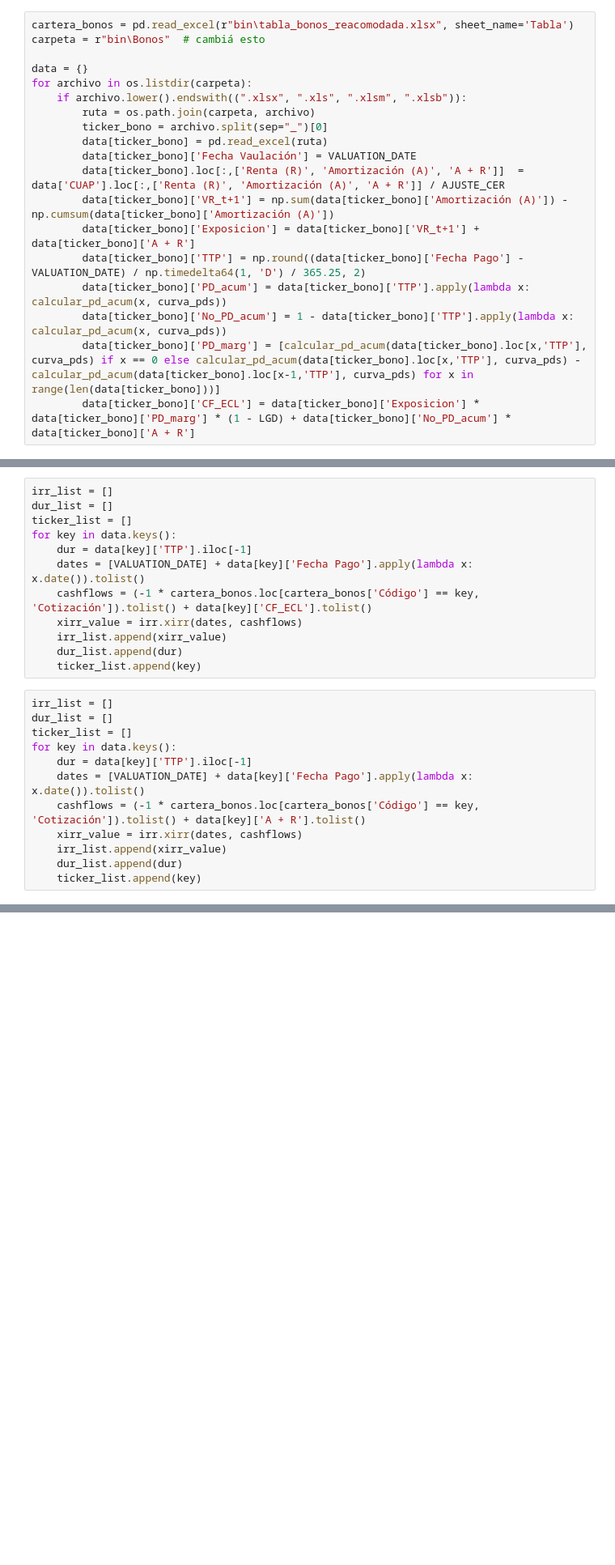
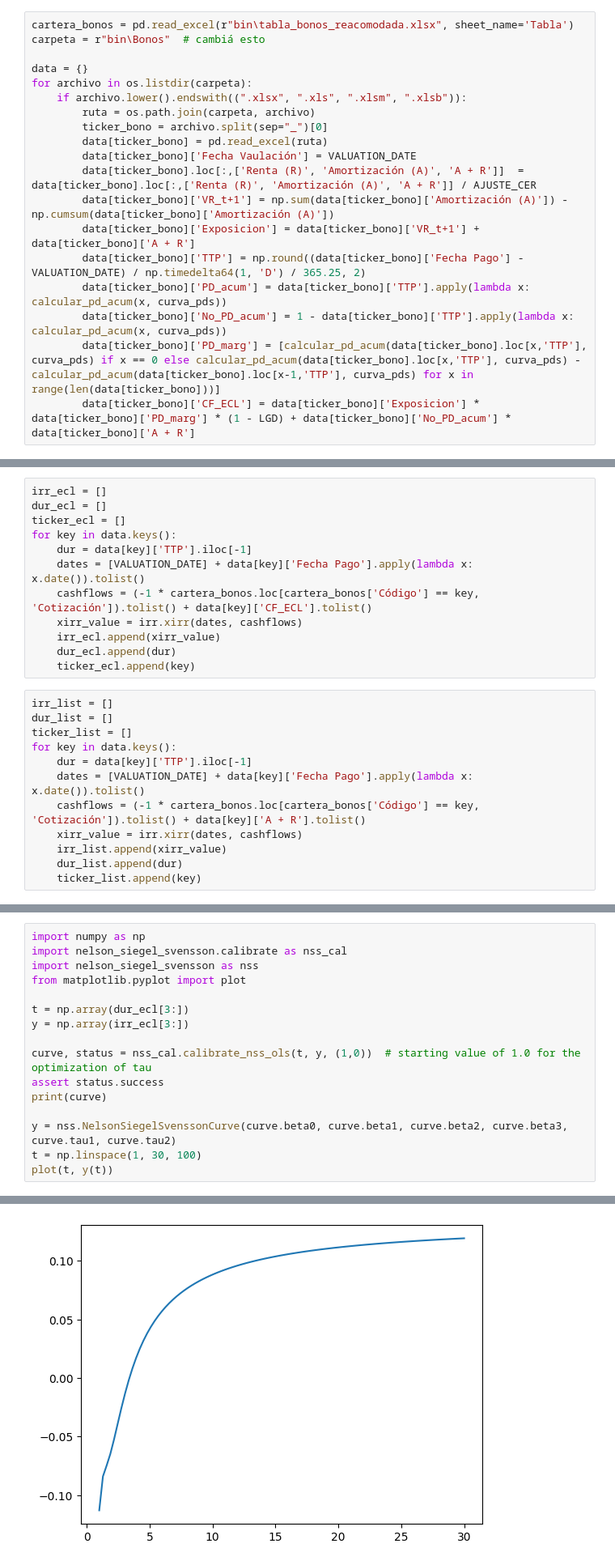
Before and after one commit to AlexDBurs/IBNR-NIIF-17, a Jupyter notebook: pd_rating.ipynb, the cells around one changed output, grey strips where cells are left out. Shown at 81% size. Drawn from its saved outputs; the diff is of its cells as text; blank space fills up the shorter version.

```diff
--- a/pd_rating.ipynb
+++ b/pd_rating.ipynb
@@ -35,7 +35,7 @@ for archivo in os.listdir(carpeta):
         ticker_bono = archivo.split(sep="_")[0]
         data[ticker_bono] = pd.read_excel(ruta)
         data[ticker_bono]['Fecha Vaulación'] = VALUATION_DATE
-        data[ticker_bono].loc[:,['Renta (R)', 'Amortización (A)', 'A + R']]  = data['CUAP'].loc[:,['Renta (R)', 'Amortización (A)', 'A + R']] / AJUSTE_CER
+        data[ticker_bono].loc[:,['Renta (R)', 'Amortización (A)', 'A + R']]  = data[ticker_bono].loc[:,['Renta (R)', 'Amortización (A)', 'A + R']] / AJUSTE_CER
         data[ticker_bono]['VR_t+1'] = np.sum(data[ticker_bono]['Amortización (A)']) - np.cumsum(data[ticker_bono]['Amortización (A)'])
         data[ticker_bono]['Exposicion'] = data[ticker_bono]['VR_t+1'] + data[ticker_bono]['A + R']
         data[ticker_bono]['TTP'] = np.round((data[ticker_bono]['Fecha Pago'] - VALUATION_DATE) / np.timedelta64(1, 'D') / 365.25, 2)
@@ -62,15 +46,15 @@ cartera_bonos
 # %%
-irr_list = []
-dur_list = []
-ticker_list = []
+irr_ecl = []
+dur_ecl = []
+ticker_ecl = []
 for key in data.keys():
     dur = data[key]['TTP'].iloc[-1]
     dates = [VALUATION_DATE] + data[key]['Fecha Pago'].apply(lambda x: x.date()).tolist()
     cashflows = (-1 * cartera_bonos.loc[cartera_bonos['Código'] == key, 'Cotización']).tolist() + data[key]['CF_ECL'].tolist()
     xirr_value = irr.xirr(dates, cashflows)
-    irr_list.append(xirr_value)
-    dur_list.append(dur)
-    ticker_list.append(key)
+    irr_ecl.append(xirr_value)
+    dur_ecl.append(dur)
+    ticker_ecl.append(key)
 # %%
 irr_list = []
 dur_list = []
@@ -134,0 +80,17 @@ xirr_value
+# %%
+import numpy as np
+import nelson_siegel_svensson.calibrate as nss_cal
+import nelson_siegel_svensson as nss
+from matplotlib.pyplot import plot
+
+t = np.array(dur_ecl[3:])
+y = np.array(irr_ecl[3:])
+
+curve, status = nss_cal.calibrate_nss_ols(t, y, (1,0))  # starting value of 1.0 for the optimization of tau
+assert status.success
+print(curve)
+
+y = nss.NelsonSiegelSvenssonCurve(curve.beta0, curve.beta1, curve.beta2, curve.beta3, curve.tau1, curve.tau2)
+t = np.linspace(1, 30, 100)
+plot(t, y(t))
+# %% [output]
@@ -134,0 +99 @@ xirr_value
+[figure, added]
```
Also changed, not shown: parts of 14 cells of this notebook, 10 other files.
